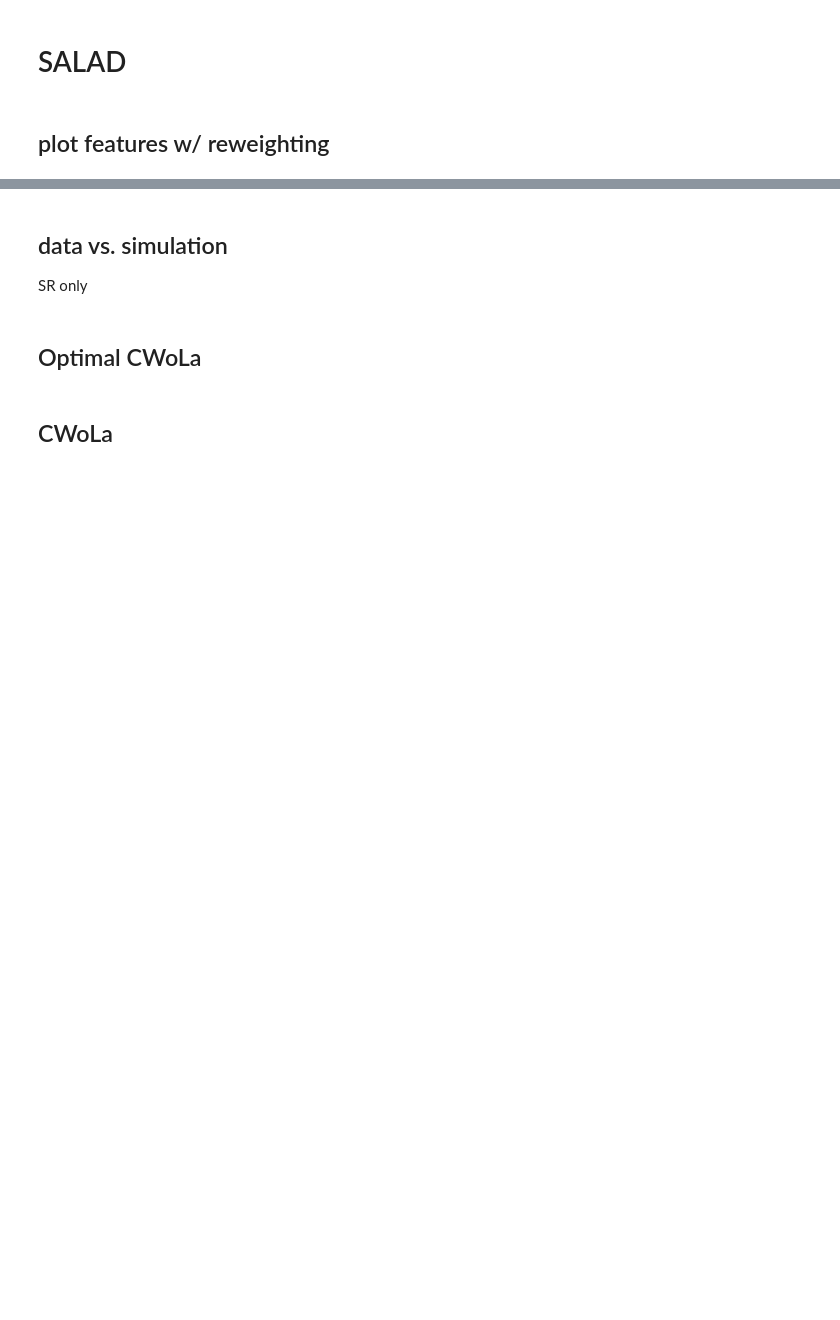
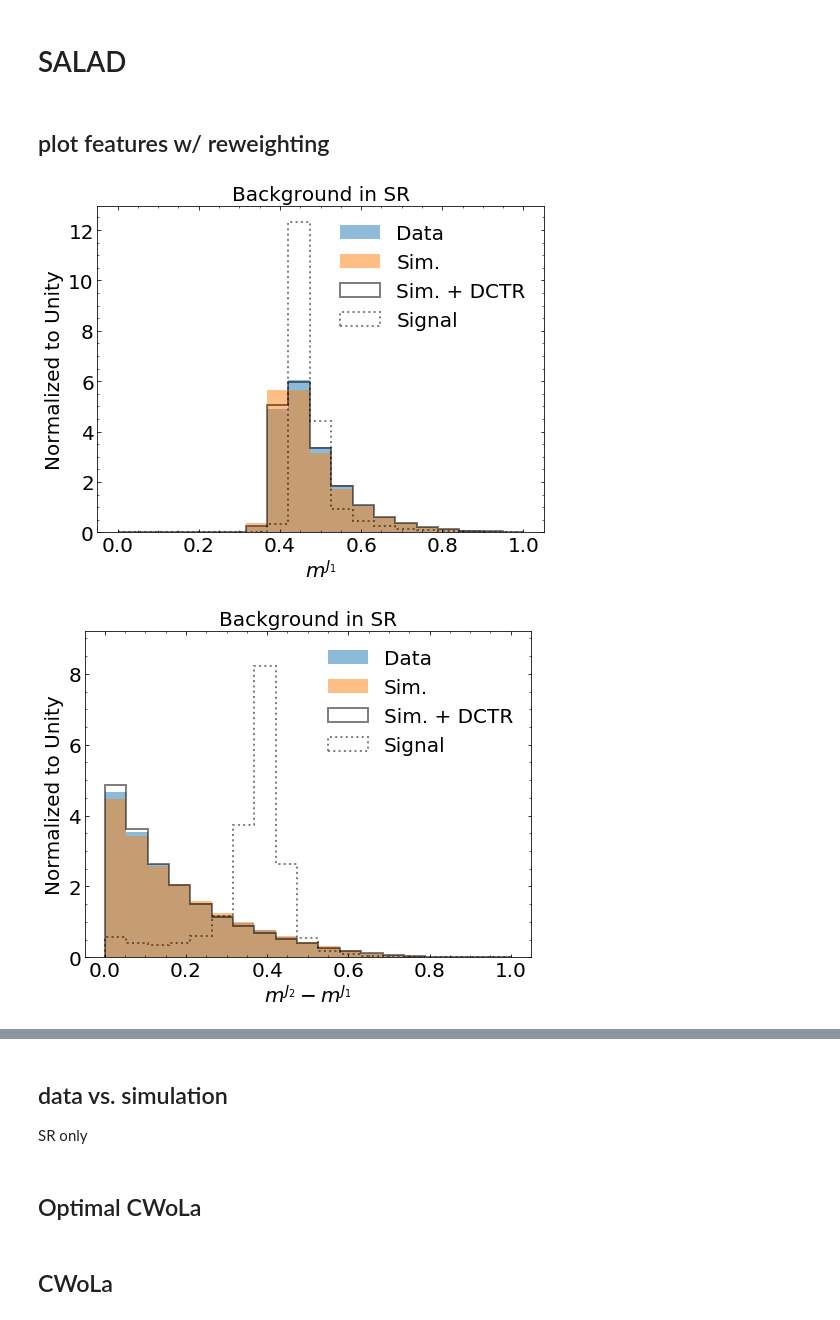
Before and after one commit to bnachman/DCTRHunting, a Jupyter notebook: CWoLaSimulationAssistedDecorrelationCorrelated_deltaMj.ipynb, the cells around one changed output, grey strips where cells are left out. Saved outputs shown, nothing was run; the diff lists cells and outputs as text; code cells hidden in the pictures; blank space fills up the shorter version.

```diff
--- a/CWoLaSimulationAssistedDecorrelationCorrelated_deltaMj.ipynb
+++ b/CWoLaSimulationAssistedDecorrelationCorrelated_deltaMj.ipynb
@@ -133,7 +133,10 @@ sigma = 2.00
     SB_background_data, SB_background_sim,
 ]]
 
+mn,mx = np.percentile(np.concatenate([SB_background_data, SB_background_sim, SR_background_data, SR_background_sim]), [1,99], axis=0)
 
+def norm_func(d):
+    return (d - mn)/(mx - mn)
 
 Nsig = int(np.round(np.sqrt(len(SR_background_data))*sigma))
 Nsig_SB = int(np.round(len(SB_signal)*Nsig/len(SR_signal)))
@@ -247,7 +250,7 @@ plt.savefig('plots/lhco/supervised_deltamj.png', bbox_inches='tight')
 # %%
 #Next is SALAD
 SALAD_rocs = pd.DataFrame(columns=['fpr', 'tpr'])
-SALAD_sb_size = 0.3
+SB_width = 0.3
 
 for i in tqdm.tqdm(range(n_injections)):
 #     print('Training i = %i' % i)
@@ -261,22 +264,18 @@ for i in tqdm.tqdm(range(n_injections)):
 
     X_SALAD_sb_train = np.concatenate([SB_background_sim, SB_background_data[np.random.choice(len(SB_background_data), n_data_sb, replace=False)], SB_signal_to_inject])
     Y_SALAD_sb_train = np.concatenate([np.zeros(len(SB_background_sim)), np.ones(n_data_sb), np.ones(len(SB_signal_to_inject))])
+
     sbmjj = X_SALAD_sb_train[:,0]
-    sb_crit_salad = ((sbmjj > SR_low - 0.3)&(sbmjj <= SR_low)) | ((sbmjj > SR_high)&(sbmjj < SR_high + 0.3))
+    sb_crit = ((sbmjj > SR_low - SB_width)&(sbmjj <= SR_high + SB_width))
 
-    X_SALAD_sb_train = X_SALAD_sb_train[sb_crit_salad]
-    Y_SALAD_sb_train = Y_SALAD_sb_train[sb_crit_salad]
+    X_SALAD_sb_train = X_SALAD_sb_train[sb_crit]
+    Y_SALAD_sb_train = Y_SALAD_sb_train[sb_crit]
 
     X_SALAD_sr_train = np.concatenate([SR_signal_to_inject, SR_background_sim, SR_background_data[np.random.choice(len(SR_background_data), n_data_sr, replace=False)]])
     Y_SALAD_sr_train = np.concatenate([np.ones(len(SR_signal_to_inject)), np.zeros(len(SR_background_sim)), np.ones(n_data_sr)])
 
     X_SALAD_sb_train, Y_SALAD_sb_train = shuffle(X_SALAD_sb_train, Y_SALAD_sb_train)
     X_SALAD_sr_train, Y_SALAD_sr_train = shuffle(X_SALAD_sr_train, Y_SALAD_sr_train)
-
-    mn, mx = np.percentile(X_SALAD_sb_train, 1, axis=0), np.percentile(X_SALAD_sb_train, 99, axis=0)
-
-    def norm_func(d):
-        return (d - mn)/(mx - mn)
 
     X_SALAD_val = np.concatenate([signal_to_test, SR_background_data_fortest])
     Y_SALAD_val = np.concatenate([np.ones(len(signal_to_test)),np.zeros(len(SR_background_data_fortest))])
@@ -338,31 +337,34 @@ sig = X_SALAD_val[Y_SALAD_val == 1]
 w = W_SALAD_sr_train
 
 for i in range(1,5):
     fig = plt.figure(figsize=(8, 6))
     gs = gridspec.GridSpec(1, 1, height_ratios=[1])
     ax0 = plt.subplot(gs[0])
     ax0.yaxis.set_ticks_position('both')
     ax0.xaxis.set_ticks_position('both')
     ax0.tick_params(direction="in",which="both")
     ax0.minorticks_on()
     plt.xticks(fontsize=20)
     plt.yticks(fontsize=20)
 
     plt.xlabel(column_labels[i],fontsize=20)
     plt.ylabel("Normalized to Unity",fontsize=20)
     plt.title("Background in SR",fontsize=20)
     if i == 2 or i == 1:
-        bins = np.linspace(0, 1.5, 20)
+        bins = np.linspace(0, 1., 20)
     else:
         bins = np.linspace(0, 1, 20)
     if (i==4): plt.ylim([0,4.])
     if (i==2): plt.ylim([0,9.2])
     if (i==3): plt.ylim([0,4])
 
     plt.hist(x[y == 1][:,i],bins=bins,alpha=0.5,density=True,label="Data")
     plt.hist(x[y == 0][:,i],bins=bins,alpha=0.5,density=True,label="Sim.")
     plt.hist(x[y == 0][:,i],bins=bins,alpha=0.5,weights=w[y==0],density=True,histtype="step",color="black",label="Sim. + DCTR",linewidth=2)
     plt.hist(sig[:,i],bins=bins,alpha=0.5,density=True,label="Signal",histtype="step",color="black",ls=":",linewidth=2)
     plt.legend(frameon=False,fontsize=20)
 #     if (i==2): plt.legend(frameon=False,fontsize=20,loc="upper left")
     plt.savefig('plots/lhco/features'+str(i)+'_deltamj.pdf',bbox_inches='tight')
+# %% [output]
+[figure, added]
+[figure, added]
```
Also changed, not shown: parts of 10 cells of this notebook, 27 other files.
